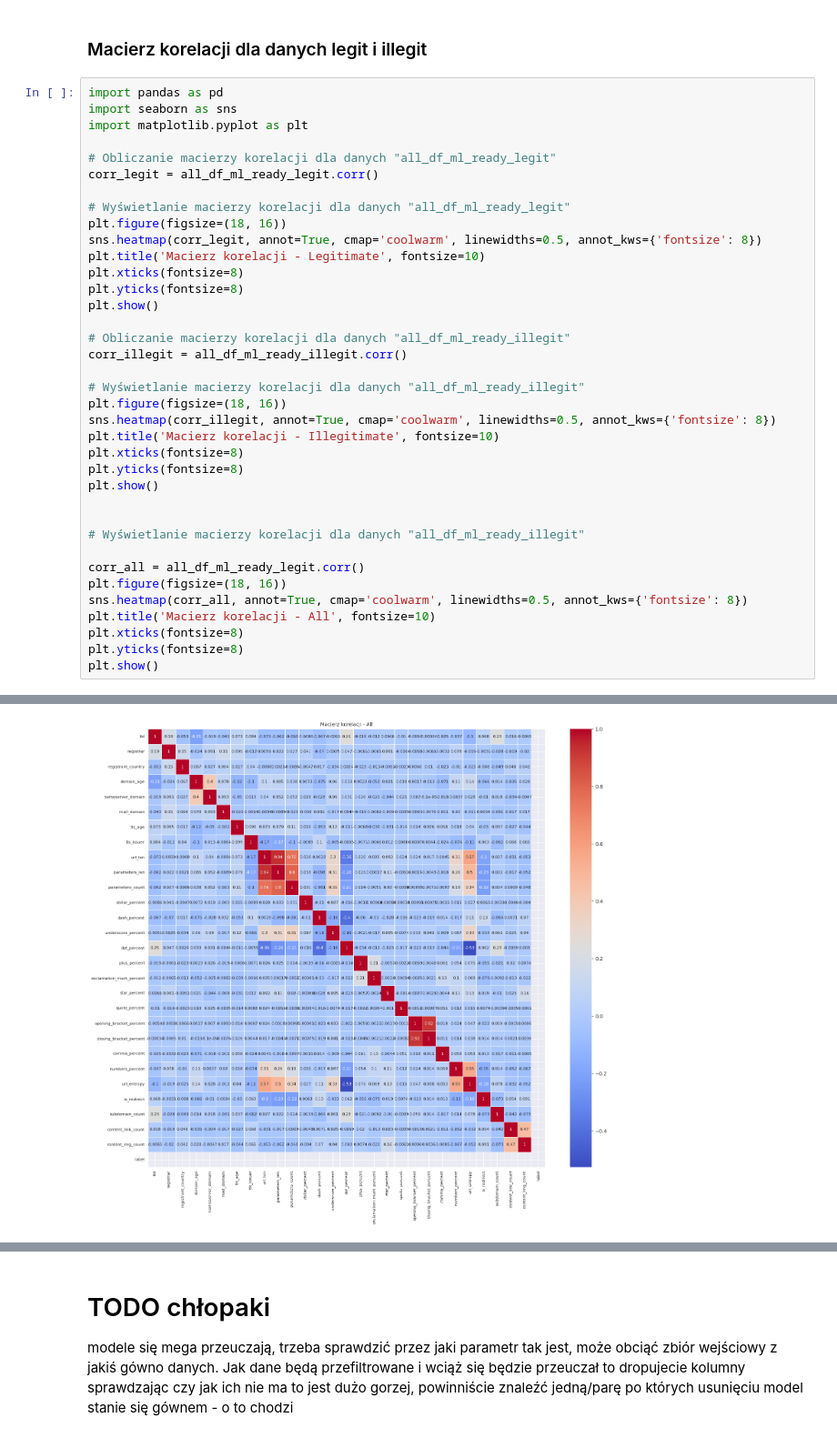
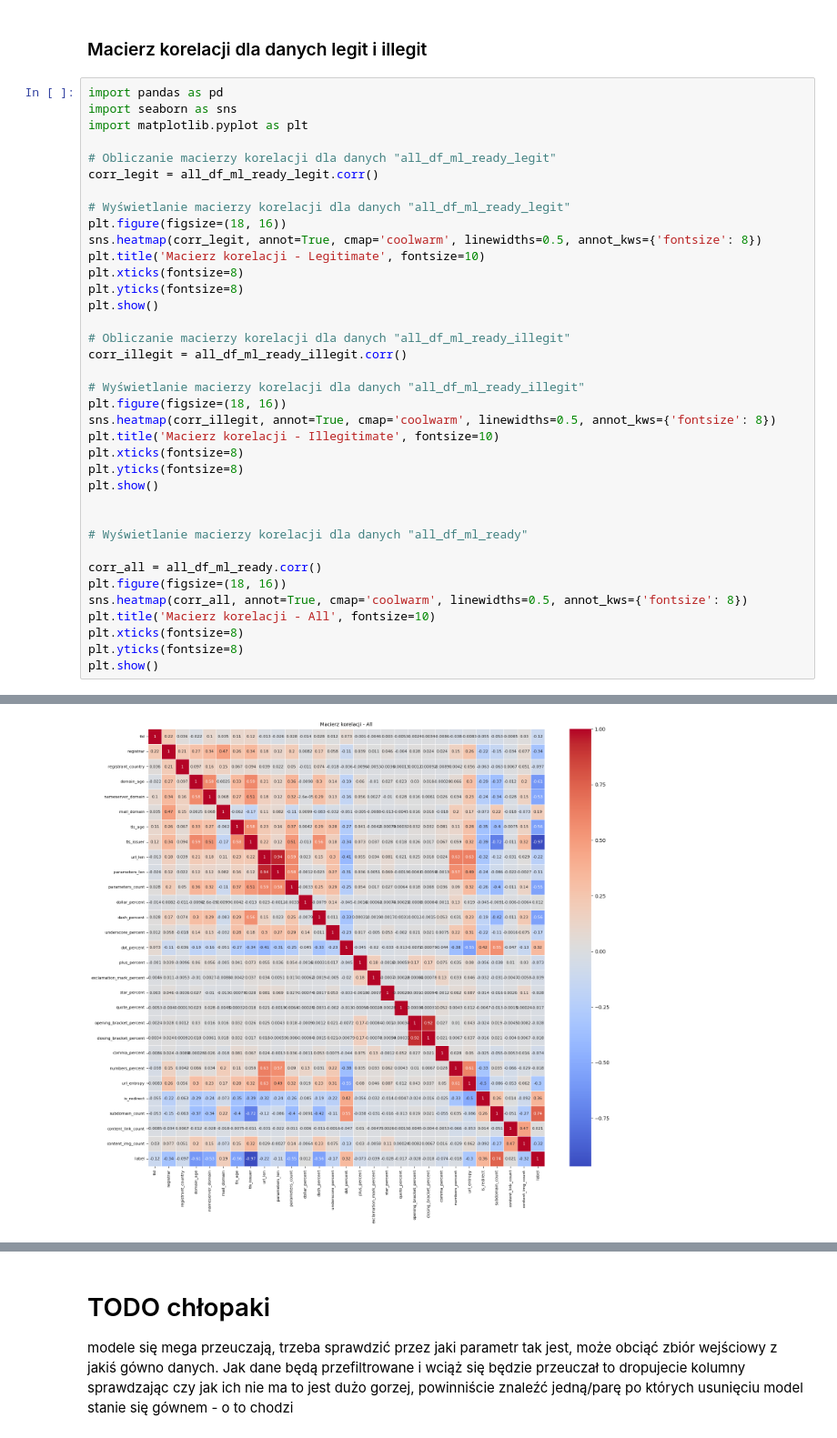
Before and after one commit to mksochota16/antiGrandmaScammer, a Jupyter notebook: grandma_analyzer/notebooks/notebook.ipynb, the cells around one changed output, grey strips where cells are left out. Shown at 91% size. Cells and saved outputs as stored; diff of their text form.

```diff
--- a/grandma_analyzer/notebooks/notebook.ipynb
+++ b/grandma_analyzer/notebooks/notebook.ipynb
@@ -201,33 +201,33 @@ corr_legit = all_df_ml_ready_legit.corr()
 # Wyświetlanie macierzy korelacji dla danych "all_df_ml_ready_legit"
 plt.figure(figsize=(18, 16))
 sns.heatmap(corr_legit, annot=True, cmap='coolwarm', linewidths=0.5, annot_kws={'fontsize': 8})
 plt.title('Macierz korelacji - Legitimate', fontsize=10)
 plt.xticks(fontsize=8)
 plt.yticks(fontsize=8)
 plt.show()
 
 # Obliczanie macierzy korelacji dla danych "all_df_ml_ready_illegit"
 corr_illegit = all_df_ml_ready_illegit.corr()
 
 # Wyświetlanie macierzy korelacji dla danych "all_df_ml_ready_illegit"
 plt.figure(figsize=(18, 16))
 sns.heatmap(corr_illegit, annot=True, cmap='coolwarm', linewidths=0.5, annot_kws={'fontsize': 8})
 plt.title('Macierz korelacji - Illegitimate', fontsize=10)
 plt.xticks(fontsize=8)
 plt.yticks(fontsize=8)
 plt.show()
 
 
-# Wyświetlanie macierzy korelacji dla danych "all_df_ml_ready_illegit"
+# Wyświetlanie macierzy korelacji dla danych "all_df_ml_ready"
 
-corr_all = all_df_ml_ready_legit.corr()
+corr_all = all_df_ml_ready.corr()
 plt.figure(figsize=(18, 16))
 sns.heatmap(corr_all, annot=True, cmap='coolwarm', linewidths=0.5, annot_kws={'fontsize': 8})
 plt.title('Macierz korelacji - All', fontsize=10)
 plt.xticks(fontsize=8)
 plt.yticks(fontsize=8)
 plt.show()
 # %% [output]
 [figure]
 [figure]
-[figure, old version]
+[figure, new version]
```
Also changed, not shown: parts of 18 cells of this notebook.
